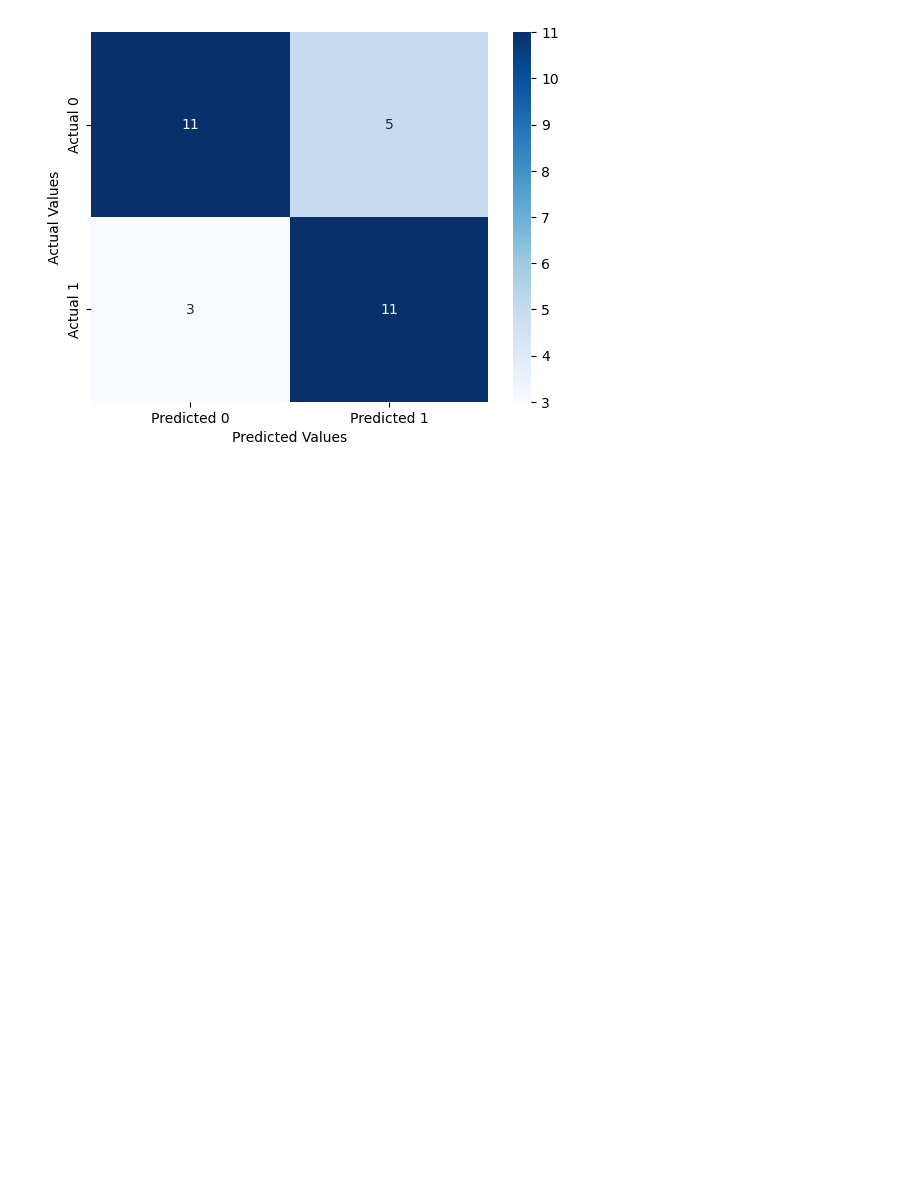
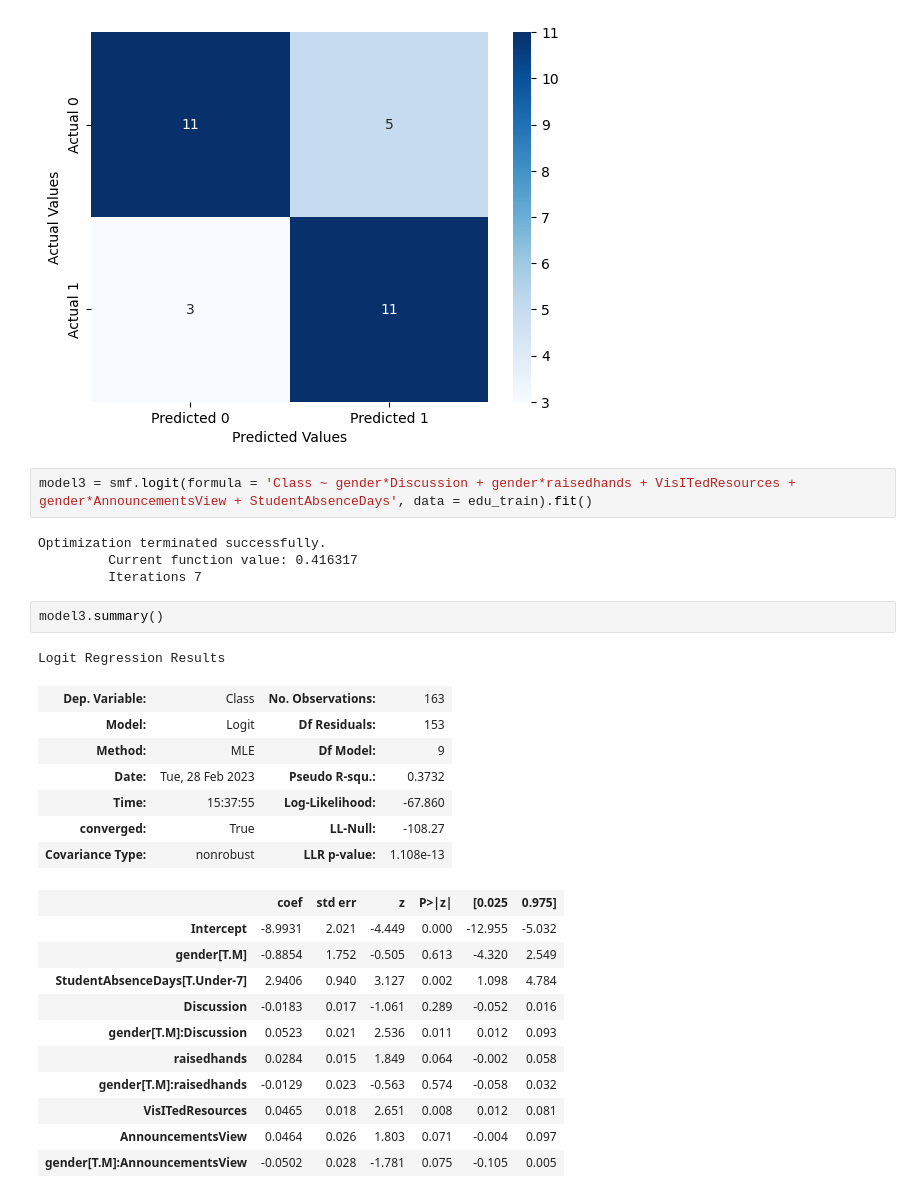
Before and after one commit to wchen952/STAT-303-2-Project, a Jupyter notebook: Stat303_2_Project.ipynb, the cells around one changed output. Cells and saved outputs as stored; diff of their text form; blank space fills up the shorter version.

```diff
--- a/Stat303_2_Project.ipynb
+++ b/Stat303_2_Project.ipynb
@@ -241,3 +241,31 @@ FNR = 21.4%
 FPR = 31.2%
 ROC-AUC = 82.1%
 [figure]
+# %%
+model3 = smf.logit(formula = 'Class ~ gender*Discussion + gender*raisedhands + VisITedResources + gender*AnnouncementsView + StudentAbsenceDays', data = edu_train).fit()
+# %% [output]
+Optimization terminated successfully.
+         Current function value: 0.416317
+         Iterations 7
+# %%
+model3.summary()
+# %% [output]
+Logit Regression Results
+| Dep. Variable: | Class | No. Observations: | 163 |
+| Model: | Logit | Df Residuals: | 153 |
+| Method: | MLE | Df Model: | 9 |
+| Date: | Tue, 28 Feb 2023 | Pseudo R-squ.: | 0.3732 |
+| Time: | 15:37:55 | Log-Likelihood: | -67.860 |
+| converged: | True | LL-Null: | -108.27 |
+| Covariance Type: | nonrobust | LLR p-value: | 1.108e-13 |
+|  | coef | std err | z | P>|z| | [0.025 | 0.975] |
+| Intercept | -8.9931 | 2.021 | -4.449 | 0.000 | -12.955 | -5.032 |
+| gender[T.M] | -0.8854 | 1.752 | -0.505 | 0.613 | -4.320 | 2.549 |
+| StudentAbsenceDays[T.Under-7] | 2.9406 | 0.940 | 3.127 | 0.002 | 1.098 | 4.784 |
+| Discussion | -0.0183 | 0.017 | -1.061 | 0.289 | -0.052 | 0.016 |
+| gender[T.M]:Discussion | 0.0523 | 0.021 | 2.536 | 0.011 | 0.012 | 0.093 |
+| raisedhands | 0.0284 | 0.015 | 1.849 | 0.064 | -0.002 | 0.058 |
+| gender[T.M]:raisedhands | -0.0129 | 0.023 | -0.563 | 0.574 | -0.058 | 0.032 |
+| VisITedResources | 0.0465 | 0.018 | 2.651 | 0.008 | 0.012 | 0.081 |
+| AnnouncementsView | 0.0464 | 0.026 | 1.803 | 0.071 | -0.004 | 0.097 |
+| gender[T.M]:AnnouncementsView | -0.0502 | 0.028 | -1.781 | 0.075 | -0.105 | 0.005 |
```
Also changed, not shown: parts of 3 cells of this notebook.
